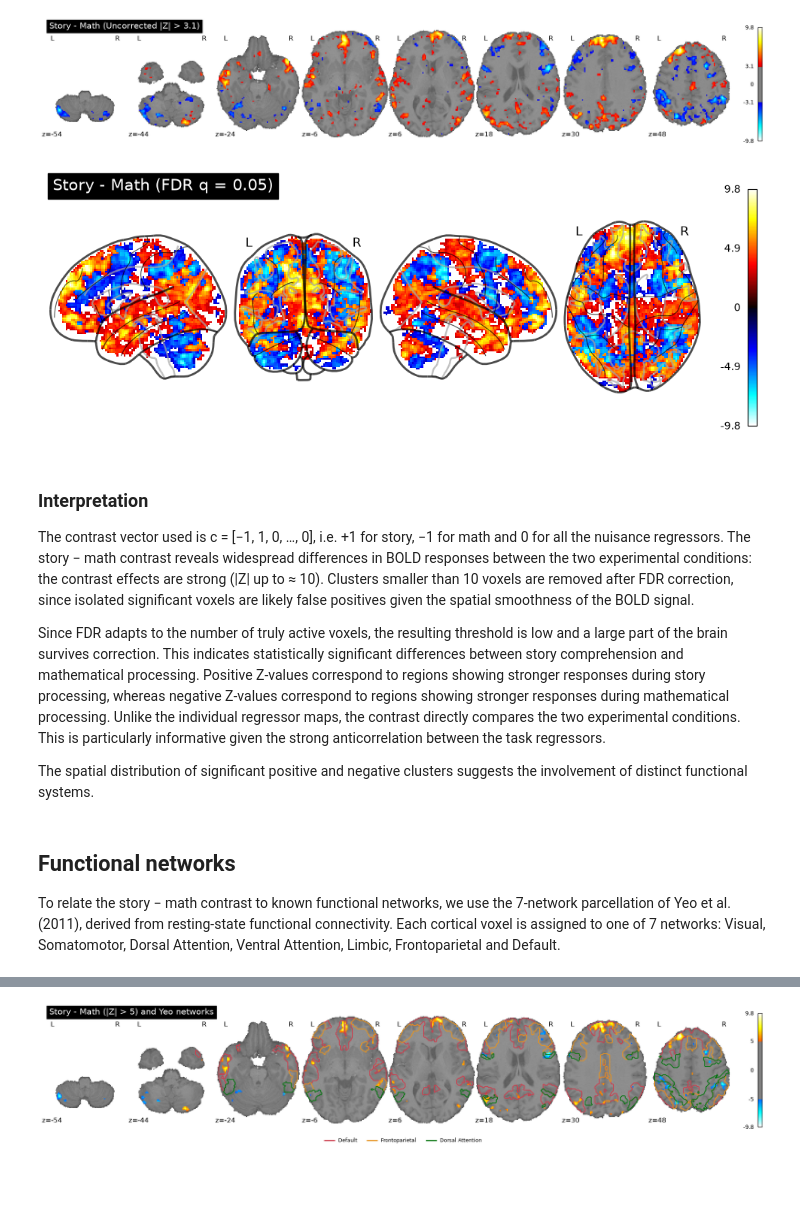
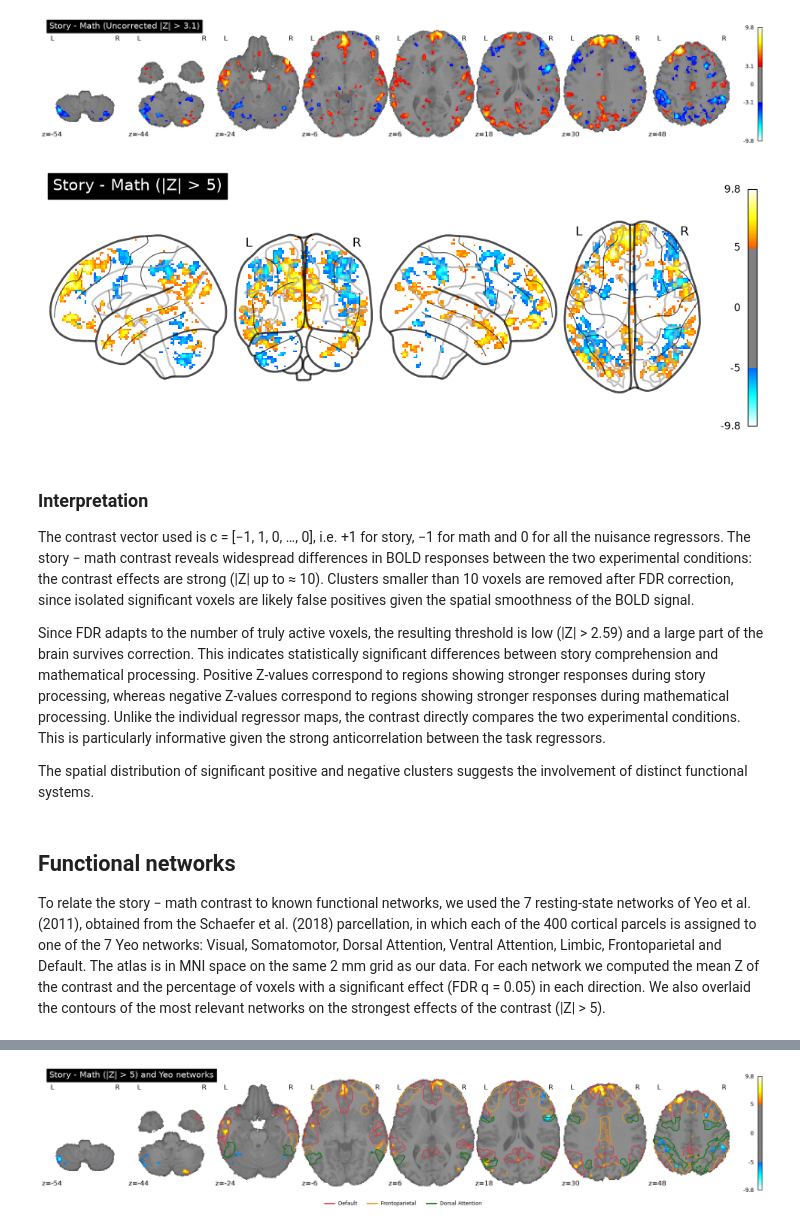
Before and after one commit to camillaberti/miniproject_nssp1, a Jupyter notebook: glm.ipynb, the cells around one changed output, grey strips where cells are left out. Saved outputs shown, nothing was run; the diff lists cells and outputs as text; code cells hidden in the pictures; blank space fills up the shorter version.

```diff
--- a/glm.ipynb
+++ b/glm.ipynb
@@ -443,27 +446,27 @@ show()
 # %%
 plot_glass_brain(
     contrast_fdr,
-    threshold=0,
-    plot_abs=False,      # keep positive (story) and negative (math) values
+    threshold=5,
+    plot_abs=False,
     colorbar=True,
     cmap='cold_hot',
     display_mode='lyrz',
-    title='Story - Math (FDR q = 0.05)'
+    title='Story - Math (|Z| > 5)'
 )
 show()
 # %% [output]
-[figure, old version]
+[figure, new version]
 # %% [markdown]
 ### Interpretation
 
 The contrast vector used is c = [−1, 1, 0, …, 0], i.e. +1 for story, −1 for math and 0 for all the nuisance regressors. The story − math contrast reveals widespread differences in BOLD responses between the two experimental conditions: the contrast effects are strong (|Z| up to ≈ 10). Clusters smaller than 10 voxels are removed after FDR correction, since isolated significant voxels are likely false positives given the spatial smoothness of the BOLD signal.
 
-Since FDR adapts to the number of truly active voxels, the resulting threshold is low and a large part of the brain survives correction. This indicates statistically significant differences between story comprehension and mathematical processing. Positive Z-values correspond to regions showing stronger responses during story processing, whereas negative Z-values correspond to regions showing stronger responses during mathematical processing.
+Since FDR adapts to the number of truly active voxels, the resulting threshold is low (|Z| > 2.59) and a large part of the brain survives correction. This indicates statistically significant differences between story comprehension and mathematical processing. Positive Z-values correspond to regions showing stronger responses during story processing, whereas negative Z-values correspond to regions showing stronger responses during mathematical processing.
 Unlike the individual regressor maps, the contrast directly compares the two experimental conditions. This is particularly informative given the strong anticorrelation between the task regressors.
 
 The spatial distribution of significant positive and negative clusters suggests the involvement of distinct functional systems.
 # %% [markdown]
 ## Functional networks
 
-To relate the story − math contrast to known functional networks, we use the 7-network parcellation of Yeo et al. (2011), derived from resting-state functional connectivity. Each cortical voxel is assigned to one of 7 networks: Visual, Somatomotor, Dorsal Attention, Ventral Attention, Limbic, Frontoparietal and Default.
+To relate the story − math contrast to known functional networks, we used the 7 resting-state networks of Yeo et al. (2011), obtained from the Schaefer et al. (2018) parcellation, in which each of the 400 cortical parcels is assigned to one of the 7 Yeo networks: Visual, Somatomotor, Dorsal Attention, Ventral Attention, Limbic, Frontoparietal and Default. The atlas is in MNI space on the same 2 mm grid as our data. For each network we computed the mean Z of the contrast and the percentage of voxels with a significant effect (FDR q = 0.05) in each direction. We also overlaid the contours of the most relevant networks on the strongest effects of the contrast (|Z| > 5).
 # %%
```
Also changed, not shown: parts of 7 cells of this notebook.
